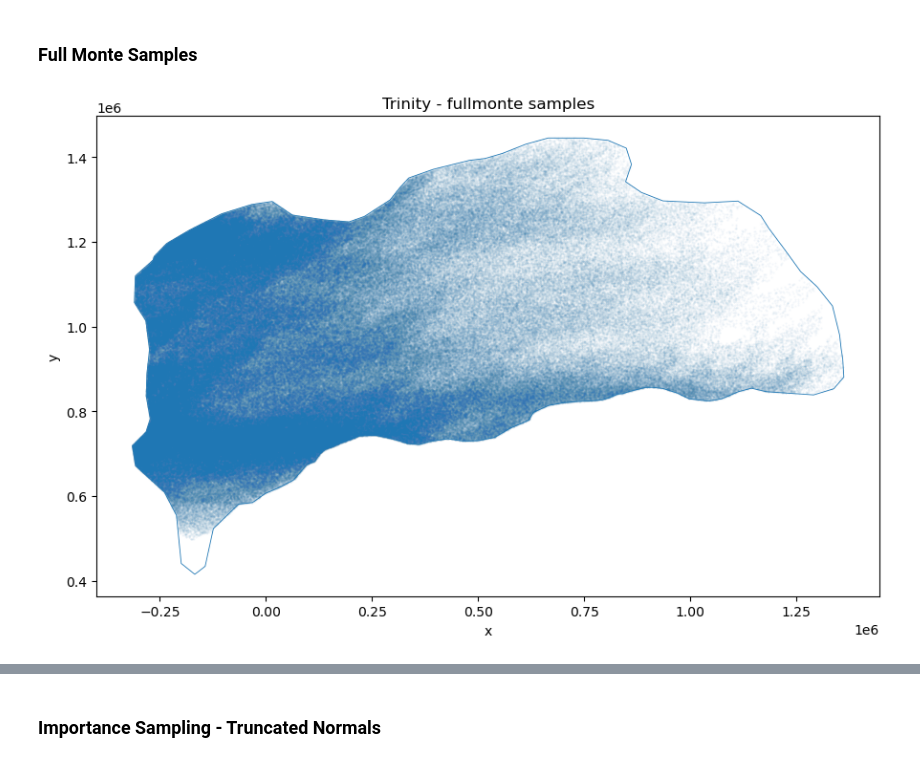
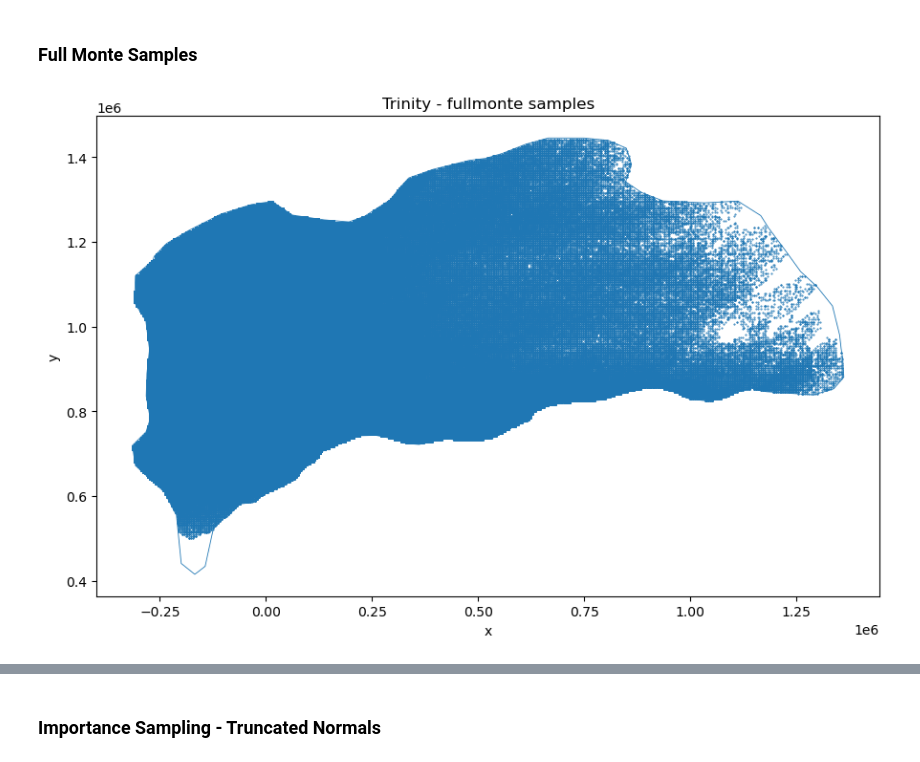
Before and after one commit to fema-ffrd/Importance-Sampling-for-SST, a Jupyter notebook: notebooks/Trinity.ipynb, the cells around one changed output, grey strips where cells are left out. Saved outputs shown, nothing was run; the diff lists cells and outputs as text; code cells hidden in the pictures.

```diff
--- a/notebooks/Trinity.ipynb
+++ b/notebooks/Trinity.ipynb
@@ -26,23 +25,22 @@ watershed = Preprocessor.load(config_path = f"/workspaces/Importance-Sampling-fo
 # %% [markdown]
 <h3> Full Monte Samples </h3>
 # %%
-#If doing 2,000 RP over 50 realizations (1 mil total simulations)
 sampler = ImportanceSampler(
     distribution="uniform",
     params = {},
     num_simulations=20_000,
-    num_rep=50,
+    num_realizations=50,
 )
 
 fullmonte_samples = sampler.sample(data = watershed)
 # %%
 ax = watershed.domain_gdf.boundary.plot(linewidth=0.6, figsize=(9,9))
-plt.scatter(fullmonte_samples.newx, fullmonte_samples.newy, s=0.2, alpha=0.05, rasterized=True)
+plt.scatter(fullmonte_samples.newx, fullmonte_samples.newy, s=0.2, alpha=1, rasterized=True)
 plt.gca().set_aspect("equal")
 plt.title(f"{watershed_name} - fullmonte samples")
 plt.xlabel("x"); plt.ylabel("y"); plt.tight_layout()
 plt.show()
 # %% [output]
-[figure, old version]
+[figure, new version]
 # %%
 fullmonte_depths = StormDepthProcessor(watershed).run(fullmonte_samples, n_jobs=-1)
```
Also changed, not shown: parts of 13 cells of this notebook, 4 other files.
